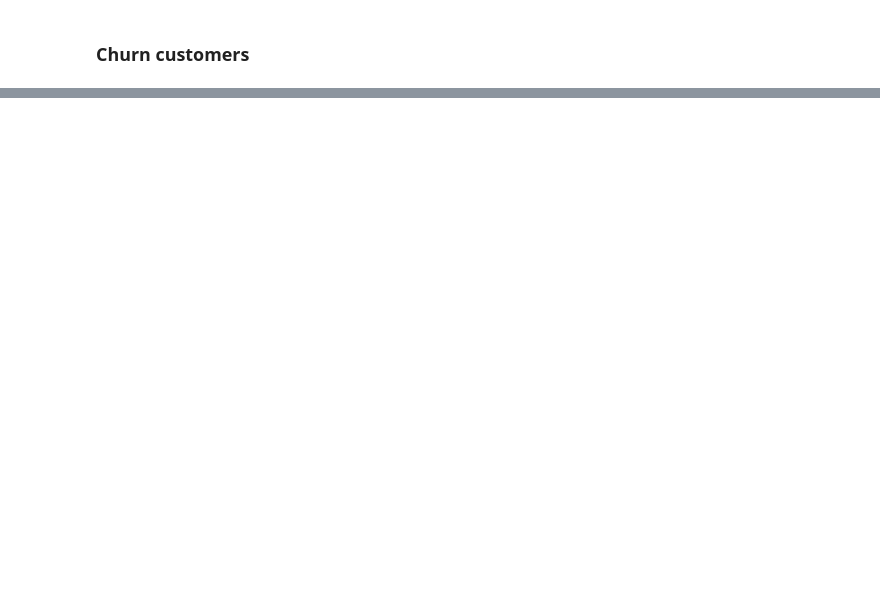
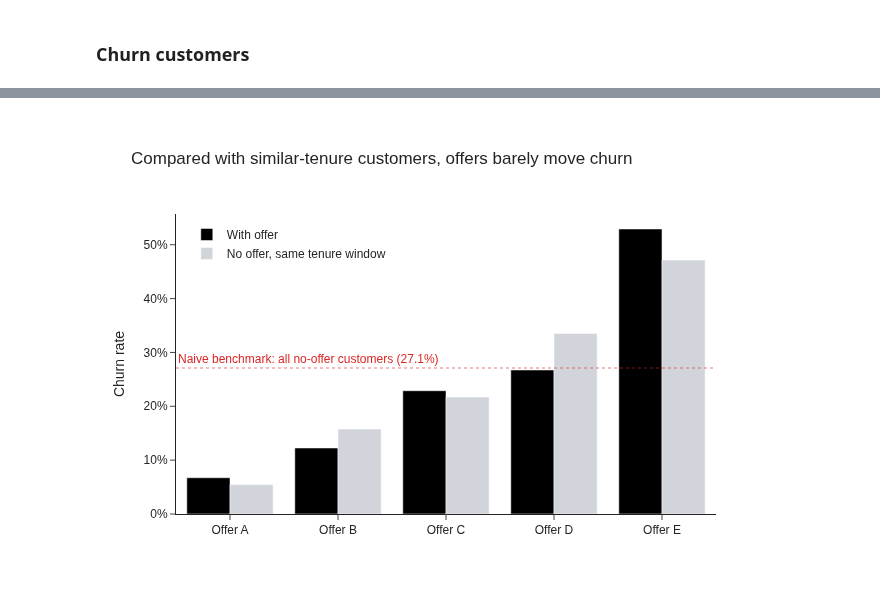
Before and after one commit to subwaymatch/analytics-case-development, a Jupyter notebook: telecom-customer-churn/telecom-customer-churn.ipynb, the cells around one changed output, grey strips where cells are left out. Drawn from its saved outputs; the diff is of its cells as text; code cells hidden in the pictures; blank space fills up the shorter version.

```diff
--- a/telecom-customer-churn/telecom-customer-churn.ipynb
+++ b/telecom-customer-churn/telecom-customer-churn.ipynb
@@ -145,0 +688,45 @@ memory usage: 2.0+ MB
+# %%
+naive_benchmark = df.query('Offer == "None"')['Churned'].mean()
+
+df_plot = df_offer.melt(
+    id_vars='Offer',
+    value_vars=['Churn rate: with offer', 'Churn rate: no offer, same tenure window'],
+    var_name='group',
+    value_name='churn_rate',
+)
+df_plot['group'] = df_plot['group'].str.replace('Churn rate: ', '').str.capitalize()
+
+fig = px.bar(
+    df_plot,
+    x='Offer',
+    y='churn_rate',
+    color='group',
+    barmode='group',
+    color_discrete_map={
+        'With offer': 'black',
+        'No offer, same tenure window': COLOR_LIGHT_GRAY,
+    },
+    labels={
+        'churn_rate': 'Churn rate',
+        'Offer': '',
+        'group': '',
+    },
+    title='Compared with similar-tenure customers, offers barely move churn',
+    height=480,
+)
+
+fig.add_hline(
+    y=naive_benchmark,
+    line_dash='dot',
+    line_width=2,
+    line_color=COLOR_CHURNED,
+    annotation_text=f'Naive benchmark: all no-offer customers ({naive_benchmark:.1%})',
+    annotation_position='top left',
+    annotation_font_color=COLOR_CHURNED,
+)
+fig.update_yaxes(tickformat='.0%')
+fig.update_layout(legend=dict(yanchor='top', y=0.98, xanchor='left', x=0.02))
+
+fig.show()
+# %% [output]
+[figure, added]
```
Also changed, not shown: parts of 85 cells of this notebook.
